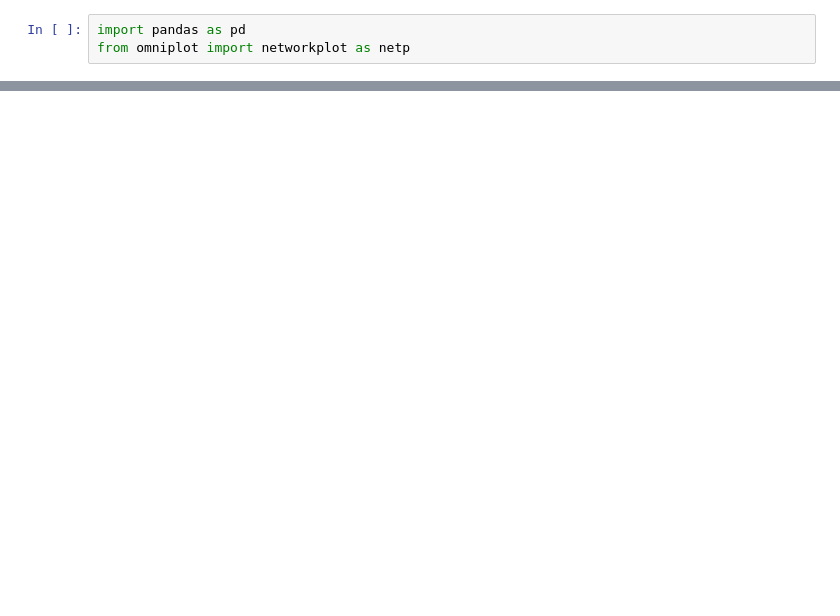
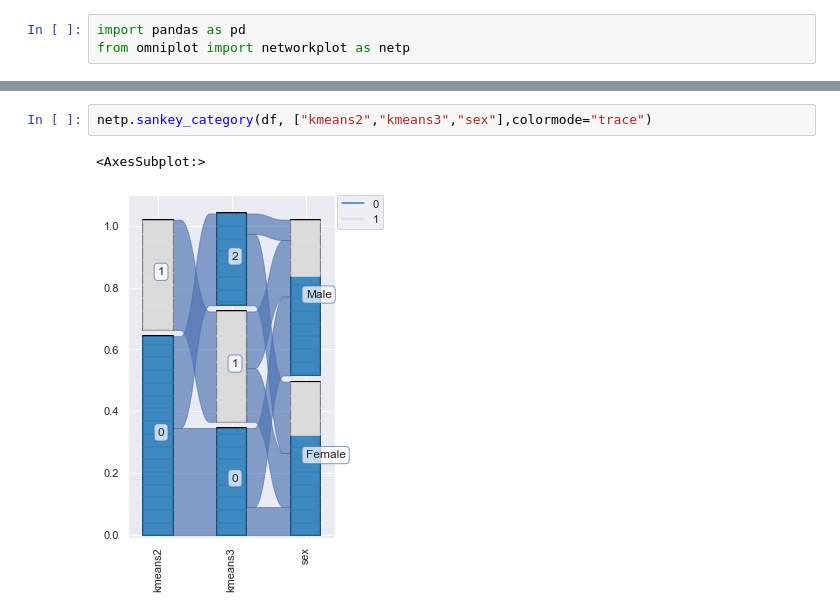
Before and after one commit to koonimaru/omniplot, a Jupyter notebook: ipynb/sankey.ipynb, the cells around one changed output, grey strips where cells are left out. Saved outputs shown, nothing was run; the diff lists cells and outputs as text; blank space fills up the shorter version.

```diff
--- a/ipynb/sankey.ipynb
+++ b/ipynb/sankey.ipynb
@@ -23,0 +20,5 @@ netp.sankey_category(df, ["kmeans2","kmeans3","sex"],colormode="alternative",alt
+# %%
+netp.sankey_category(df, ["kmeans2","kmeans3","sex"],colormode="trace")
+# %% [output]
+<AxesSubplot:>
+[figure, added]
```
Also changed, not shown: parts of 3 cells of this notebook, 10 other files.
